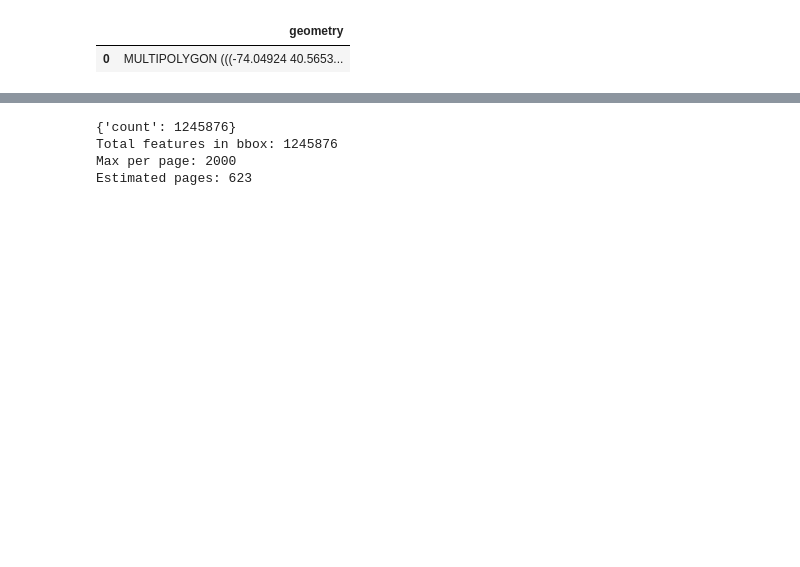
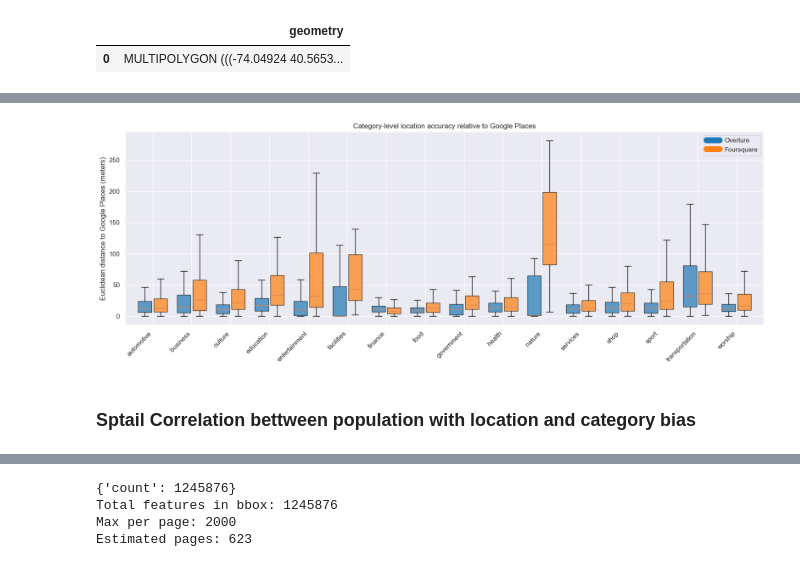
Before and after one commit to HOUPU1993/POI-study, a Jupyter notebook: POI_study.ipynb, the cells around one changed output, grey strips where cells are left out. Saved outputs shown, nothing was run; the diff lists cells and outputs as text; code cells hidden in the pictures; blank space fills up the shorter version.

```diff
--- a/POI_study.ipynb
+++ b/POI_study.ipynb
@@ -4393,0 +4592,2 @@ nyc_fsq
+# %%
+nyc_gplc_fsq = address_score_check(nyc_gplc_fsq,nyc_fsq,id_col='fsq_place_id')
@@ -4393,0 +4732,72 @@ nyc_fsq
+# %%
+nyc_gplc_p = nyc_gplc_aggr.to_crs(epsg=3857)
+nyc_ove_p  = nyc_ove.to_crs(epsg=3857)
+nyc_fsq_p  = nyc_fsq.to_crs(epsg=3857)
+
+ove_geom = nyc_ove_p[['id', 'geometry']].rename(columns={'geometry': 'ove_geometry'})
+gplc_ove = nyc_gplc_p.merge(ove_geom, left_on='matched_id_ove',right_on='id',how='left')
+gplc_ove['dist_ove_m'] = gplc_ove.geometry.distance(gplc_ove['ove_geometry'])
+
+fsq_geom = nyc_fsq_p[['fsq_place_id', 'geometry']].rename(columns={'geometry': 'fsq_geometry'})
+gplc_fsq = nyc_gplc_p.merge(fsq_geom, left_on='matched_id_fsq',right_on='fsq_place_id', how='left')
+gplc_fsq['dist_fsq_m'] = gplc_fsq.geometry.distance(gplc_fsq['fsq_geometry'])
+# %%
+import numpy as np
+import matplotlib.pyplot as plt
+
+MAX_DIST = 500  # meters
+ove_vis = gplc_ove.query("dist_ove_m <= @MAX_DIST")
+fsq_vis = gplc_fsq.query("dist_fsq_m <= @MAX_DIST")
+
+cats = sorted(ove_vis['primary_cat'].unique())
+
+data_ove = [ove_vis.loc[ove_vis.primary_cat == c, 'dist_ove_m'] for c in cats]
+data_fsq = [fsq_vis.loc[fsq_vis.primary_cat == c, 'dist_fsq_m'] for c in cats]
+
+plt.figure(figsize=(16, 6))
+
+# ---------- Overture ----------
+bp_ove = plt.boxplot(
+    data_ove,
+    positions=np.arange(len(cats)) - 0.2,
+    widths=0.35,
+    showfliers=False,
+    patch_artist=True
+)
+
+for box in bp_ove['boxes']:
+    box.set_facecolor('#1f77b4')  # 蓝色
+    box.set_alpha(0.7)
+
+# ---------- Foursquare ----------
+bp_fsq = plt.boxplot(
+    data_fsq,
+    positions=np.arange(len(cats)) + 0.2,
+    widths=0.35,
+    showfliers=False,
+    patch_artist=True
+)
+
+for box in bp_fsq['boxes']:
+    box.set_facecolor('#ff7f0e')  # 橙色
+    box.set_alpha(0.7)
+
+plt.xticks(np.arange(len(cats)), cats, rotation=45, ha='right')
+plt.ylabel("Euclidean distance to Google Places (meters)")
+plt.title("Category-level location accuracy relative to Google Places(reference)")
+
+# ---------- 正确的 legend ----------
+plt.legend(
+    handles=[
+        plt.Line2D([0], [0], color='#1f77b4', lw=10, label='Overture'),
+        plt.Line2D([0], [0], color='#ff7f0e', lw=10, label='Foursquare')
+    ],
+    loc='upper right'
+)
+
+plt.tight_layout()
+plt.show()
+# %% [output]
+[figure, added]
+# %% [markdown]
+### Sptail Correlation bettween population with location and category bias
```
Also changed, not shown: parts of 36 cells of this notebook.
